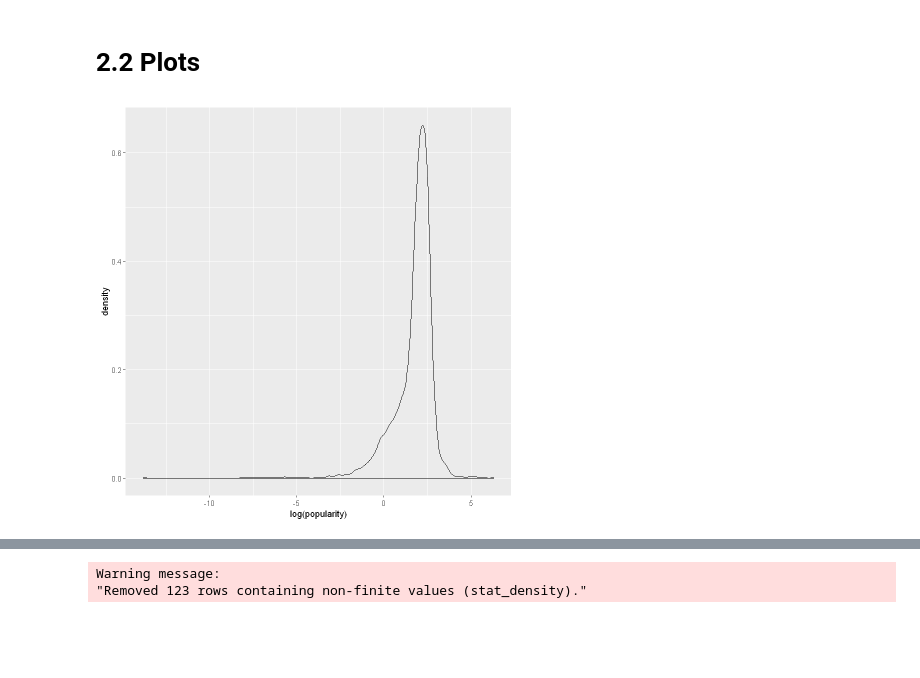
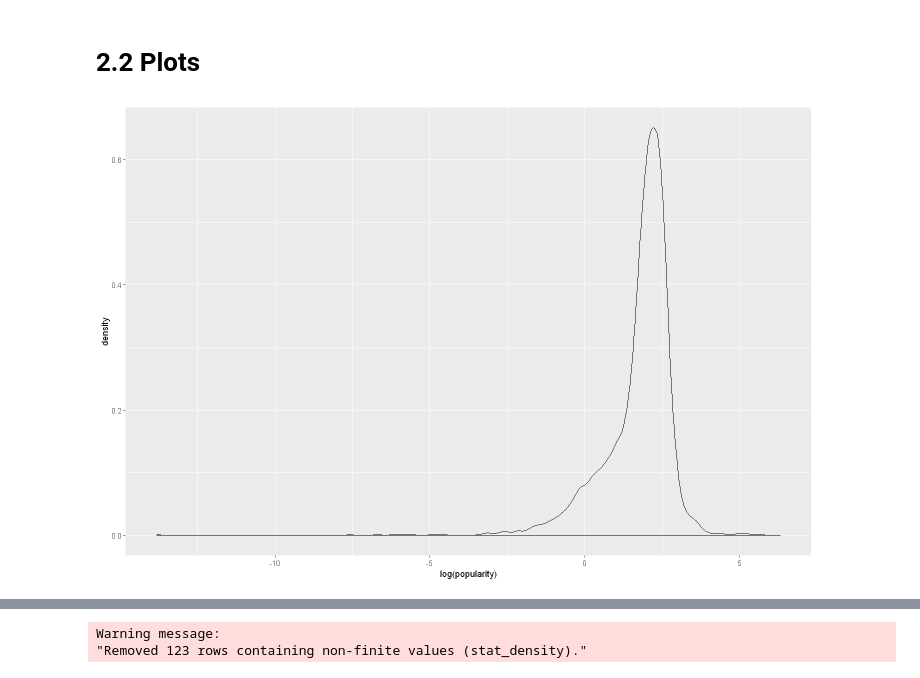
Before and after one commit to michshnd/DataScience, a Jupyter notebook: stats/Exploratory Data Analysis- Movies DB homework.ipynb, the cells around one changed output, grey strips where cells are left out. Saved outputs shown, nothing was run; the diff lists cells and outputs as text; code cells hidden in the pictures; blank space fills up the shorter version.

```diff
--- a/stats/Exploratory Data Analysis- Movies DB homework.ipynb
+++ b/stats/Exploratory Data Analysis- Movies DB homework.ipynb
@@ -269,10 +269,11 @@ names(movies_ff)
 # 2.2 Plots
 # %%
 #popularity
+options(repr.plot.width=12,repr.plot.height=8)
 ggplot(data=movies_ff) +
     geom_density(aes(x = log(popularity)))
 # %% [output]
-[figure, old version]
+[figure, new version]
 # %%
 #popularity
 ggplot(data=movies_ff) +
```
Also changed, not shown: parts of 3 cells of this notebook, 2 other files.
